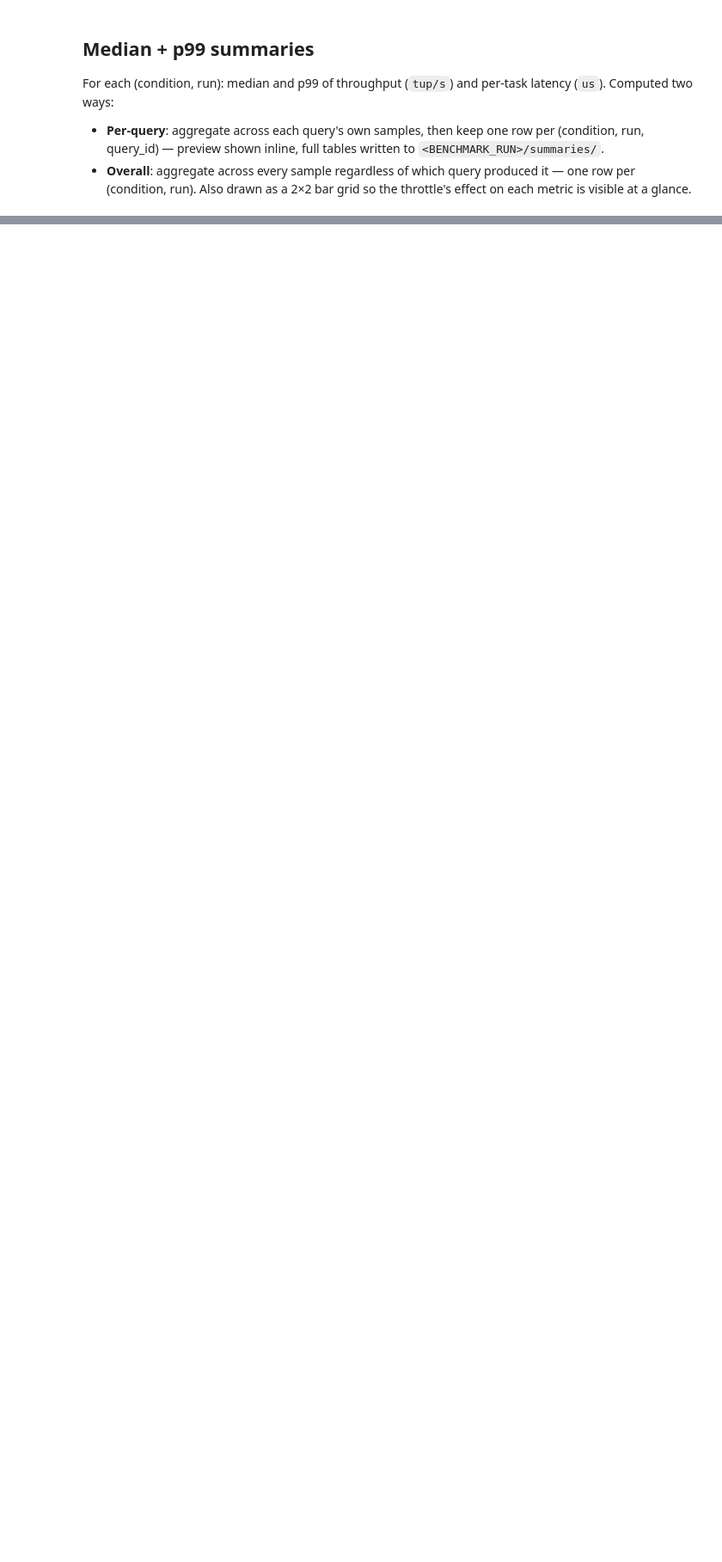
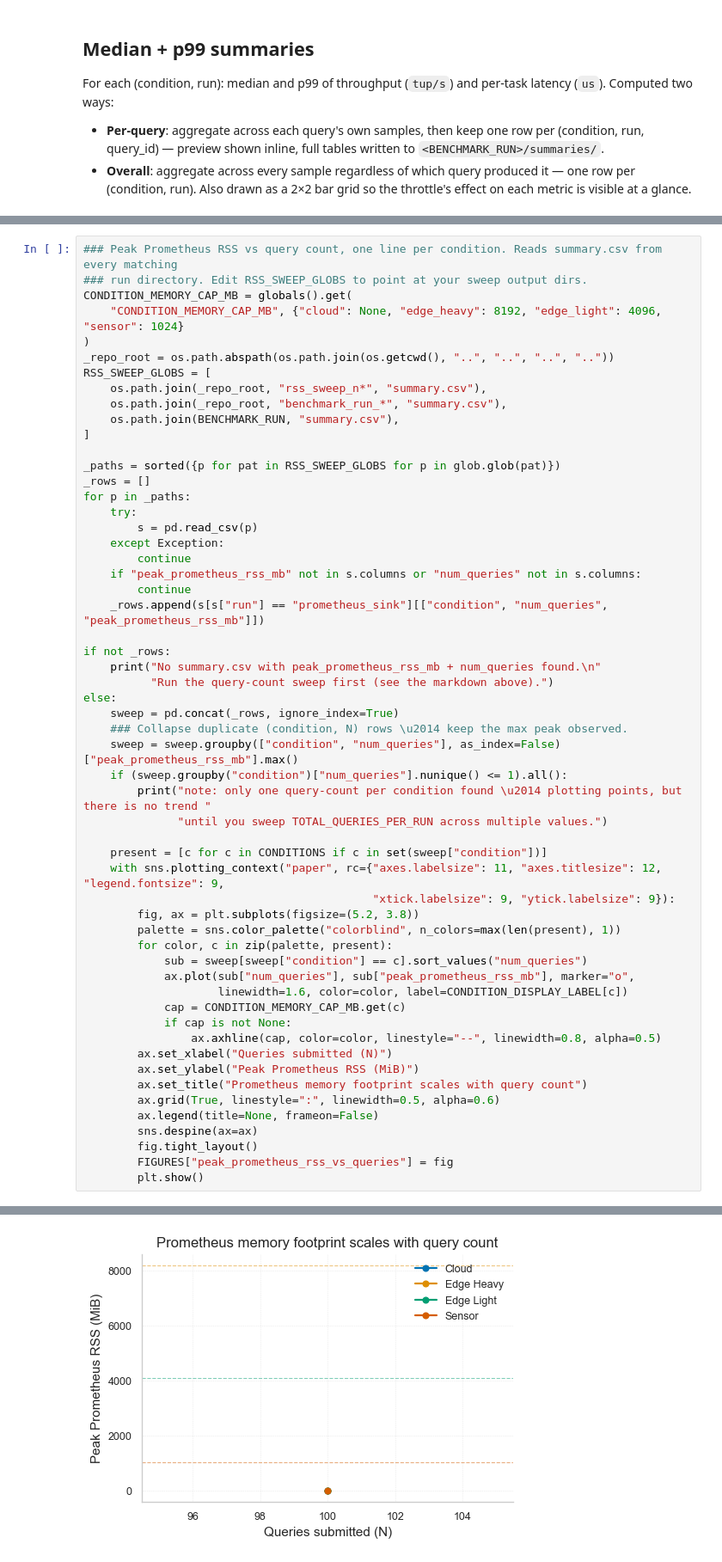
Before and after one commit to ESPAT-Orga/nebulastream-espat, a Jupyter notebook: scripts/benchmarking/multiple-statistic-queries-over-time-prometheus/plots/AddStatisticQueriesOverTime.ipynb, the cells around one changed output, grey strips where cells are left out. Shown at 86% size. Drawn from its saved outputs; the diff is of its cells as text; blank space fills up the shorter version.

```diff
--- a/scripts/benchmarking/multiple-statistic-queries-over-time-prometheus/plots/AddStatisticQueriesOverTime.ipynb
+++ b/scripts/benchmarking/multiple-statistic-queries-over-time-prometheus/plots/AddStatisticQueriesOverTime.ipynb
@@ -854,0 +939,57 @@ with sns.plotting_context("paper", rc={
+# %%
+### Peak Prometheus RSS vs query count, one line per condition. Reads summary.csv from every matching
+### run directory. Edit RSS_SWEEP_GLOBS to point at your sweep output dirs.
+CONDITION_MEMORY_CAP_MB = globals().get(
+    "CONDITION_MEMORY_CAP_MB", {"cloud": None, "edge_heavy": 8192, "edge_light": 4096, "sensor": 1024}
+)
+_repo_root = os.path.abspath(os.path.join(os.getcwd(), "..", "..", "..", ".."))
+RSS_SWEEP_GLOBS = [
+    os.path.join(_repo_root, "rss_sweep_n*", "summary.csv"),
+    os.path.join(_repo_root, "benchmark_run_*", "summary.csv"),
+    os.path.join(BENCHMARK_RUN, "summary.csv"),
+]
+
+_paths = sorted({p for pat in RSS_SWEEP_GLOBS for p in glob.glob(pat)})
+_rows = []
+for p in _paths:
+    try:
+        s = pd.read_csv(p)
+    except Exception:
+        continue
+    if "peak_prometheus_rss_mb" not in s.columns or "num_queries" not in s.columns:
+        continue
+    _rows.append(s[s["run"] == "prometheus_sink"][["condition", "num_queries", "peak_prometheus_rss_mb"]])
+
+if not _rows:
+    print("No summary.csv with peak_prometheus_rss_mb + num_queries found.\n"
+          "Run the query-count sweep first (see the markdown above).")
+else:
+    sweep = pd.concat(_rows, ignore_index=True)
+    ### Collapse duplicate (condition, N) rows \u2014 keep the max peak observed.
+    sweep = sweep.groupby(["condition", "num_queries"], as_index=False)["peak_prometheus_rss_mb"].max()
+    if (sweep.groupby("condition")["num_queries"].nunique() <= 1).all():
+        print("note: only one query-count per condition found \u2014 plotting points, but there is no trend "
+              "until you sweep TOTAL_QUERIES_PER_RUN across multiple values.")
+
+    present = [c for c in CONDITIONS if c in set(sweep["condition"])]
+    with sns.plotting_context("paper", rc={"axes.labelsize": 11, "axes.titlesize": 12, "legend.fontsize": 9,
+                                           "xtick.labelsize": 9, "ytick.labelsize": 9}):
+        fig, ax = plt.subplots(figsize=(5.2, 3.8))
+        palette = sns.color_palette("colorblind", n_colors=max(len(present), 1))
+        for color, c in zip(palette, present):
+            sub = sweep[sweep["condition"] == c].sort_values("num_queries")
+            ax.plot(sub["num_queries"], sub["peak_prometheus_rss_mb"], marker="o",
+                    linewidth=1.6, color=color, label=CONDITION_DISPLAY_LABEL[c])
+            cap = CONDITION_MEMORY_CAP_MB.get(c)
+            if cap is not None:
+                ax.axhline(cap, color=color, linestyle="--", linewidth=0.8, alpha=0.5)
+        ax.set_xlabel("Queries submitted (N)")
+        ax.set_ylabel("Peak Prometheus RSS (MiB)")
+        ax.set_title("Prometheus memory footprint scales with query count")
+        ax.grid(True, linestyle=":", linewidth=0.5, alpha=0.6)
+        ax.legend(title=None, frameon=False)
+        sns.despine(ax=ax)
+        fig.tight_layout()
+        FIGURES["peak_prometheus_rss_vs_queries"] = fig
+        plt.show()
+# %% [output]
@@ -855,3 +997,4 @@ with sns.plotting_context("paper", rc={
+[figure, added]
 # %% [markdown]
 ## Save figures
 
```
Also changed, not shown: parts of 15 cells of this notebook, 14 other files.
